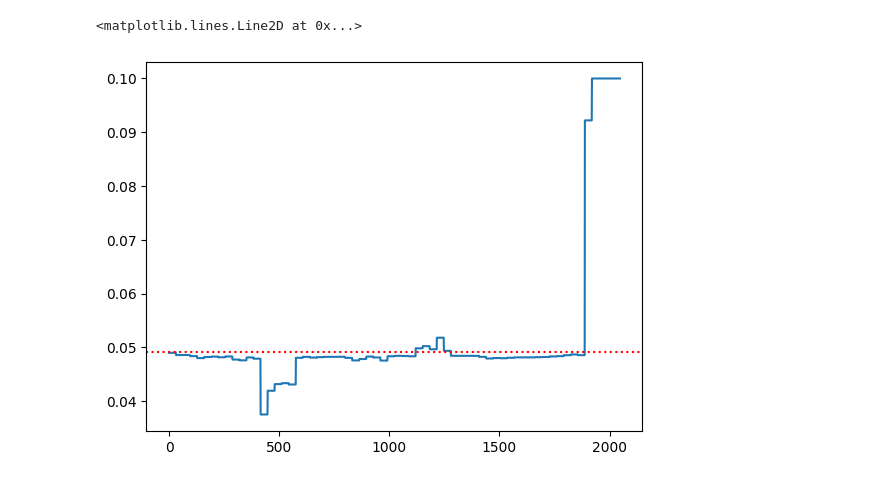
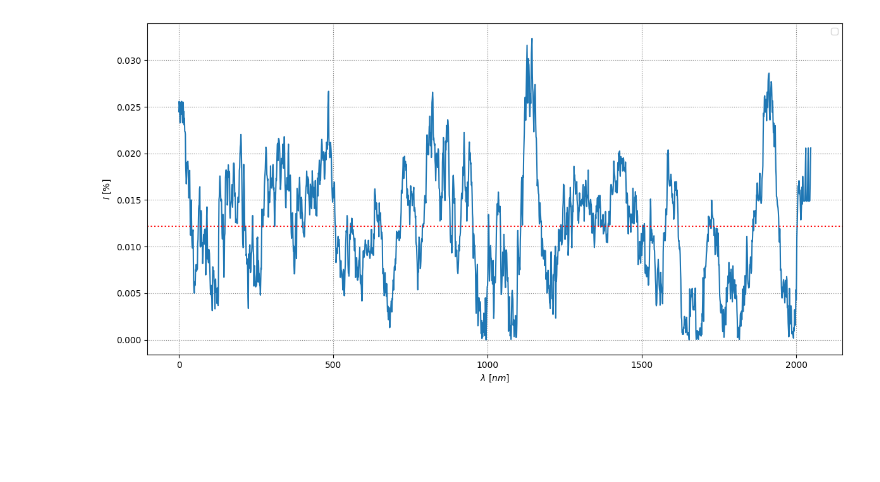
Before and after one commit to Exinker/plugin-spectrum-processor, a Jupyter notebook: notebooks/notebook_v3.1.ipynb, the cells around one changed output. Saved outputs shown, nothing was run; the diff lists cells and outputs as text; code cells hidden in the pictures; blank space fills up the shorter version.

```diff
--- a/notebooks/notebook_v3.1.ipynb
+++ b/notebooks/notebook_v3.1.ipynb
@@ -57,10 +54,10 @@ SHAPE = VoigtApparatusShape(
 MU = -1
 SIGMA = .5
 # %%
-alpha_mean = 0.01208*4
+alpha_mean = 0.01208 * 1
 alpha_std = 0.0004986
 
-alpha = alpha_mean*(1 + alpha_std/alpha_mean*np.random.randn(N_TIMES))
+alpha = alpha_mean*(1 + alpha_std/alpha_mean*np.random.randn(1))
 # %%
 detector = Detector.BLPP2000
 
@@ -132,10 +129,5 @@ unicorn.show()
 # %%
-spectrum = EmittedSpectrum(
-    intensity=np.array([
-        experiment.run(
-            is_noised=True,
-            transformer=partial(transformer, alpha=alpha[i], background=background),
-        ).intensity
-        for i in tqdm(range(N_TIMES))
-    ]),
+spectrum = experiment.run(
+    is_noised=True,
+    transformer=partial(transformer, alpha=alpha, background=background),
 )
@@ -316,27 +387,35 @@ interactive(children=(IntSlider(value=1430, description='n0:', max=2048), IntSli
 # %%
-window_size = 32
+alpha_hat = np.zeros(spectrum.n_numbers)
+for n in tqdm(range(spectrum.n_numbers)):
 
-n_chunks = spectrum.n_numbers // window_size + 1
-extra = 2
+    for extra in range(max_extra):
+        left = max(n - extra*window_size, 0)
+        right = min(n + (extra + 1)*window_size, spectrum.n_numbers)
 
-alpha_hat = np.zeros(spectrum.n_numbers)
-for j in tqdm(range(n_chunks)):
-    left = max((j - extra)*window_size, 0)
-    right = min((j + extra + 1)*window_size, spectrum.n_numbers)
+        if sum(mask[left:right]) > min_points:
+            break
 
-    alpha_hat[left:right] = estimate_params(
+    alpha_hat[n] = estimate_params(
         spectrum=EmittedSpectrum(
-            intensity=np.mean(spectrum.intensity[:,left:right], axis=0),
+            intensity=spectrum.intensity[left:right],
         ),
         mask=mask[left:right],
     )['x'][0]
 # %%
-plt.plot(alpha_hat)
+fig, ax = plt.subplots(figsize=(12, 6), tight_layout=True)
+
+plt.plot(np.abs(alpha_hat))
 plt.axhline(
     alpha[0],
     linestyle=':',
     color='red',
 )
+
+ax.set_xlabel(r'$\lambda$ [$nm$]')
+ax.set_ylabel(r'$I$ [$\%$]')
+ax.grid(color='grey', linestyle=':')
+ax.legend(loc='upper right')
+
+plt.show()
 # %% [output]
-<matplotlib.lines.Line2D at 0x...>
-[figure, old version]
+[figure, new version]
```
Also changed, not shown: parts of 12 cells of this notebook, 8 other files.
